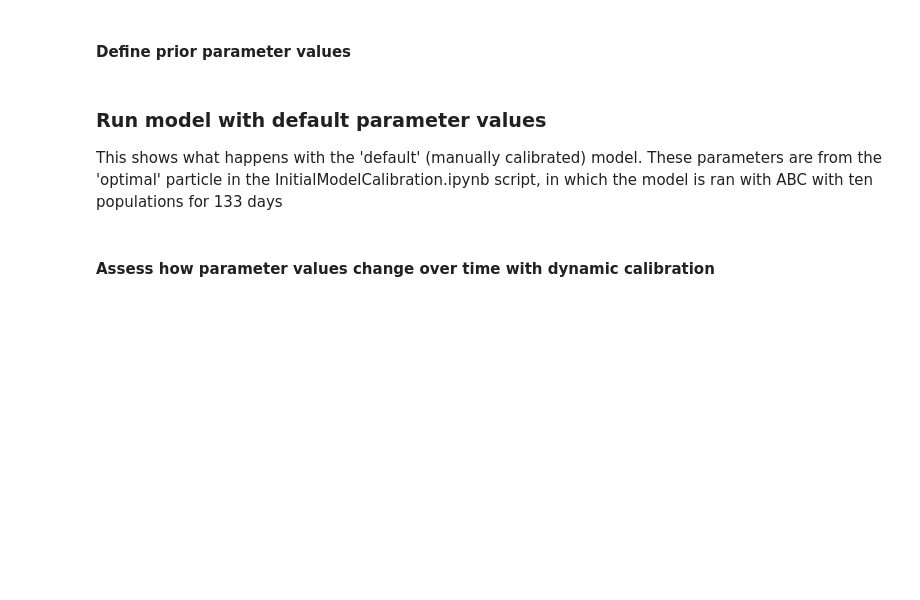
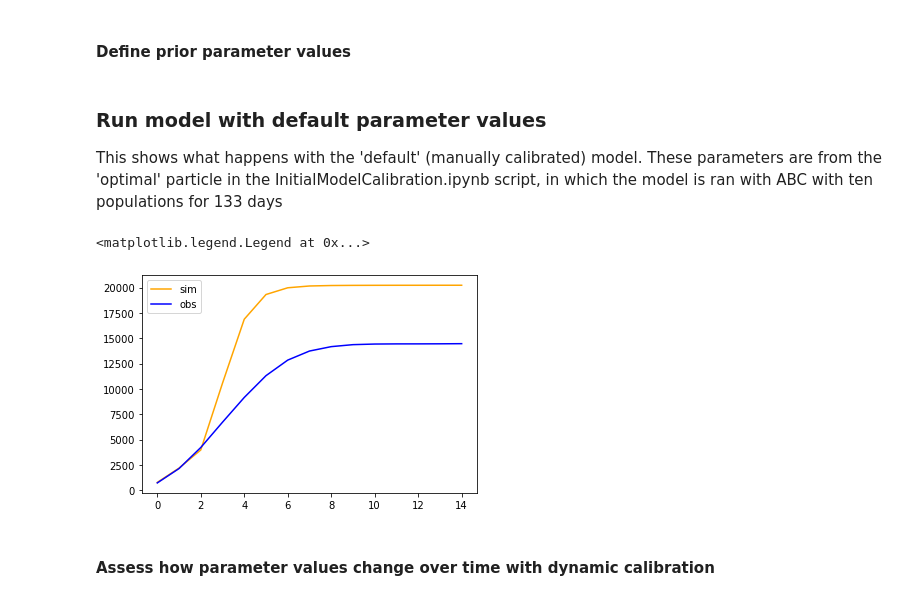
Before and after one commit to Urban-Analytics/RAMP-UA, a Jupyter notebook: experiments/calibration/AnalyseResults3.ipynb, the cells around one changed output. Cells and saved outputs as stored; diff of their text form; code cells hidden in the pictures; blank space fills up the shorter version.

```diff
--- a/experiments/calibration/AnalyseResults3.ipynb
+++ b/experiments/calibration/AnalyseResults3.ipynb
@@ -92,48 +92,51 @@ original_priors = pyabc.Distribution(**decorated_rvs)
 This shows what happens with the 'default' (manually calibrated) model.
 These parameters are from the 'optimal' particle in the InitialModelCalibration.ipynb script, in which the model is ran with ABC with ten populations for 133 days
 # %%
-# ## Define parameters
-# ITERATIONS = 105  # Number of days to run for
-# assert (ITERATIONS /7).is_integer() # check it is divisible by 7
-# NUM_SEED_DAYS = 14  # Number of days to seed the population
-# USE_GPU = False
-# STORE_DETAILED_COUNTS = False
-# REPETITIONS = 5
-# USE_HEALTHIER_POP = True
-# PARAMETERS_FILE = os.path.join("../../","model_parameters", "default.yml")
-# OPENCL_DIR = os.path.join("..", "..", "microsim", "opencl")
-# SNAPSHOT_FILEPATH = os.path.join(OPENCL_DIR, "snapshots", "cache.npz")
+## Define parameters
+ITERATIONS = 105  # Number of days to run for
+assert (ITERATIONS /7).is_integer() # check it is divisible by 7
+NUM_SEED_DAYS = 14  # Number of days to seed the population
+USE_GPU = False
+STORE_DETAILED_COUNTS = False
+REPETITIONS = 5
+USE_HEALTHIER_POP = True
+PARAMETERS_FILE = os.path.join("../../","model_parameters", "default.yml")
+OPENCL_DIR = os.path.join("..", "..", "microsim", "opencl")
+SNAPSHOT_FILEPATH = os.path.join(OPENCL_DIR, "snapshots", "cache.npz")
 
-# # Think x by 7 because daily data is used in running model?
-# assert ITERATIONS < len(cases_devon_weekly)*7,     f"Have more iterations ({ITERATIONS}) than observations ({len(cases_devon_weekly)*7})."
+# Think x by 7 because daily data is used in running model?
+assert ITERATIONS < len(cases_devon_weekly)*7,     f"Have more iterations ({ITERATIONS}) than observations ({len(cases_devon_weekly)*7})."
 
-# # Initialise the class so that its ready to run the model.
-# OpenCLRunner.init( iterations = ITERATIONS, repetitions = REPETITIONS, observations =  cases_devon_weekly.T,
-#     use_healthier_pop = USE_HEALTHIER_POP, use_gpu = USE_GPU, store_detailed_counts = STORE_DETAILED_COUNTS,
-#     parameters_file = PARAMETERS_FILE, opencl_dir = OPENCL_DIR,snapshot_filepath = SNAPSHOT_FILEPATH,
-#     num_seed_days = NUM_SEED_DAYS)
+# Initialise the class so that its ready to run the model.
+OpenCLRunner.init( iterations = ITERATIONS, repetitions = REPETITIONS, observations =  cases_devon_weekly.T,
+    use_healthier_pop = USE_HEALTHIER_POP, use_gpu = USE_GPU, store_detailed_counts = STORE_DETAILED_COUNTS,
+    parameters_file = PARAMETERS_FILE, opencl_dir = OPENCL_DIR,snapshot_filepath = SNAPSHOT_FILEPATH,
+    num_seed_days = NUM_SEED_DAYS)
 
-# # These are from InitialModelCalibration.ipynb
-# best_params_manual_calibration = {"asymptomatic":0.411005, "presymptomatic":0.371609,
-#                                   "primary_school": 0.609788, "retail": 0.640238, "secondary_school": 0.536117,
-#                                   "symptomatic": 0.737517, "work":0.008547}
+# These are from InitialModelCalibration.ipynb
+best_params_manual_calibration = {"asymptomatic":0.411005, "presymptomatic":0.371609,
+                                  "primary_school": 0.609788, "retail": 0.640238, "secondary_school": 0.536117,
+                                  "symptomatic": 0.737517, "work":0.008547}
 
-# OpenCLRunner.update(repetitions=5)  # Temporarily use more repetitions to give a good baseline
-# OpenCLRunner.update(store_detailed_counts=True)  # Temporarily output age breakdowns
-# (fitness_manualcalibration, sim_manualcalibration, obs_manualcalibration, out_params_manualcalibration, summaries_manualcalibration) = OpenCLRunner.run_model_with_params_abc(
-#     best_params_manual_calibration, return_full_details=True, quiet = False)
-# OpenCLRunner.update(repetitions=REPETITIONS)
-# OpenCLRunner.update(store_detailed_counts=STORE_DETAILED_COUNTS)
+OpenCLRunner.update(repetitions=5)  # Temporarily use more repetitions to give a good baseline
+OpenCLRunner.update(store_detailed_counts=True)  # Temporarily output age breakdowns
+(fitness_manualcalibration, sim_manualcalibration, obs_manualcalibration, out_params_manualcalibration, summaries_manualcalibration) = OpenCLRunner.run_model_with_params_abc(
+    best_params_manual_calibration, return_full_details=True, quiet = False)
+OpenCLRunner.update(repetitions=REPETITIONS)
+OpenCLRunner.update(store_detailed_counts=STORE_DETAILED_COUNTS)
 
-# # Check the model returns the observations correctly i.e. that theyre the same length
-# np.array_equal(obs_manualcalibration, cases_devon_daily[:len(sim_manualcalibration)-1])
+# Check the model returns the observations correctly i.e. that theyre the same length
+np.array_equal(obs_manualcalibration, cases_devon_daily[:len(sim_manualcalibration)-1])
 
-# # Plot
-# fig, ax = plt.subplots(1,1)
-# x = range(len(sim_manualcalibration))
-# ax.plot(x, sim_manualcalibration, label="sim", color="orange")
-# ax.plot(x, obs_manualcalibration, label="obs", color="blue")
-# ax.legend()
+# Plot
+fig, ax = plt.subplots(1,1)
+x = range(len(sim_manualcalibration))
+ax.plot(x, sim_manualcalibration, label="sim", color="orange")
+ax.plot(x, obs_manualcalibration, label="obs", color="blue")
+ax.legend()
+# %% [output]
+<matplotlib.legend.Legend at 0x...>
+[figure, added]
 # %% [markdown]
 #### Assess how parameter values change over time with dynamic calibration
 # %%
```
Also changed, not shown: parts of 6 cells of this notebook, 2 other files.
